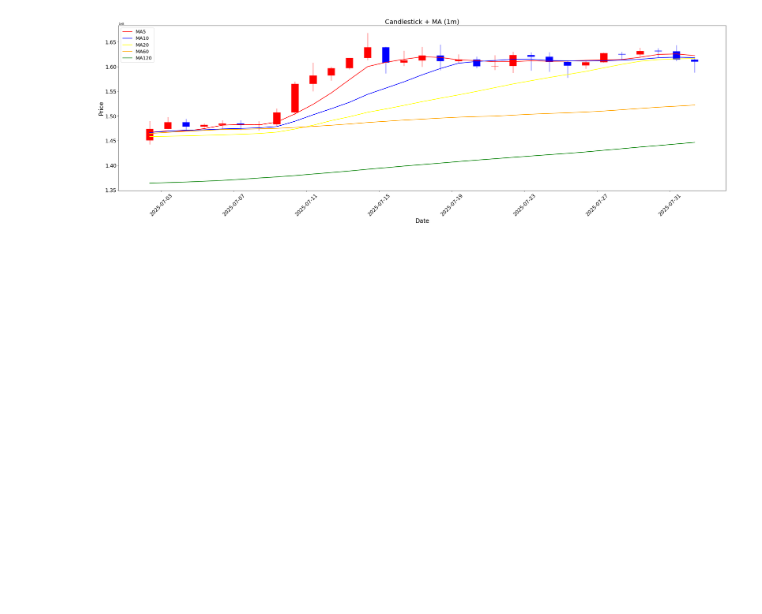
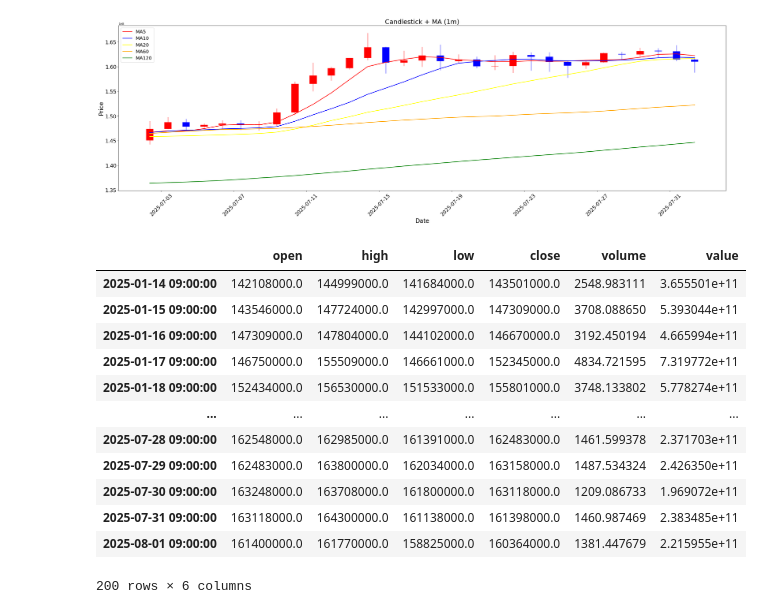
Before and after one commit to YejoongKwon/upbit, a Jupyter notebook: test.ipynb, the cells around one changed output. Saved outputs shown, nothing was run; the diff lists cells and outputs as text; code cells hidden in the pictures; blank space fills up the shorter version.

```diff
--- a/test.ipynb
+++ b/test.ipynb
@@ -252,3 +232,19 @@ def plot_candlestick_with_ma(
 plot_candlestick_with_ma(df, period="1m")
 # %% [output]
 [figure]
+# %%
+df
+# %% [output]
+|  | open | high | low | close | volume | value |
+| 2025-01-14 09:00:00 | 142108000.0 | 144999000.0 | 141684000.0 | 143501000.0 | 2548.983111 | 3.655501e+11 |
+| 2025-01-15 09:00:00 | 143546000.0 | 147724000.0 | 142997000.0 | 147309000.0 | 3708.088650 | 5.393044e+11 |
+| 2025-01-16 09:00:00 | 147309000.0 | 147804000.0 | 144102000.0 | 146670000.0 | 3192.450194 | 4.665994e+11 |
+| 2025-01-17 09:00:00 | 146750000.0 | 155509000.0 | 146661000.0 | 152345000.0 | 4834.721595 | 7.319772e+11 |
+| 2025-01-18 09:00:00 | 152434000.0 | 156530000.0 | 151533000.0 | 155801000.0 | 3748.133802 | 5.778274e+11 |
+| ... | ... | ... | ... | ... | ... | ... |
+| 2025-07-28 09:00:00 | 162548000.0 | 162985000.0 | 161391000.0 | 162483000.0 | 1461.599378 | 2.371703e+11 |
+| 2025-07-29 09:00:00 | 162483000.0 | 163800000.0 | 162034000.0 | 163158000.0 | 1487.534324 | 2.426350e+11 |
+| 2025-07-30 09:00:00 | 163248000.0 | 163708000.0 | 161800000.0 | 163118000.0 | 1209.086733 | 1.969072e+11 |
+| 2025-07-31 09:00:00 | 163118000.0 | 164300000.0 | 161138000.0 | 161398000.0 | 1460.987469 | 2.383485e+11 |
+| 2025-08-01 09:00:00 | 161400000.0 | 161770000.0 | 158825000.0 | 160364000.0 | 1381.447679 | 2.215955e+11 |
+200 rows × 6 columns
```
Also changed, not shown: parts of 9 cells of this notebook, 5 other files.
